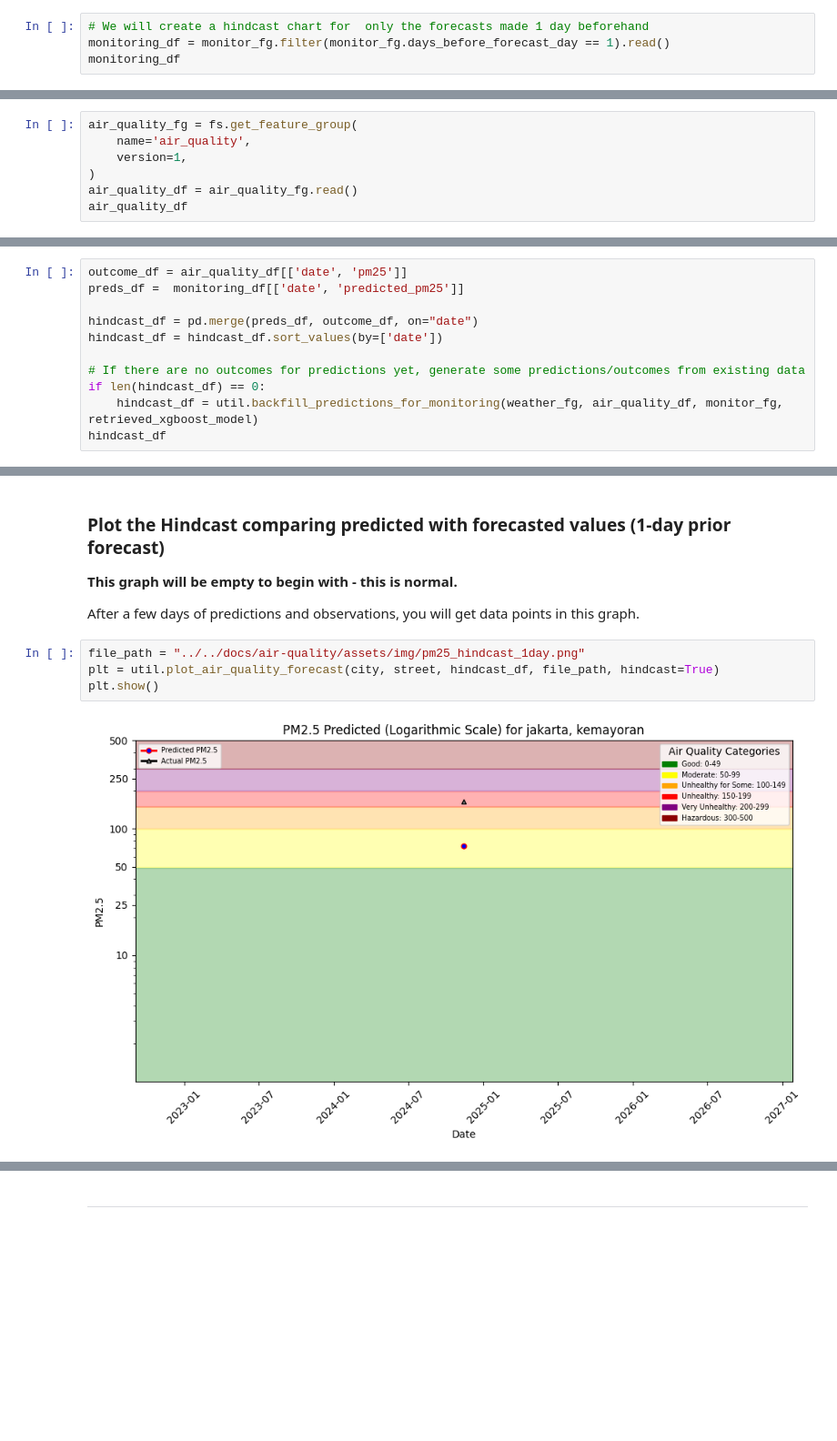
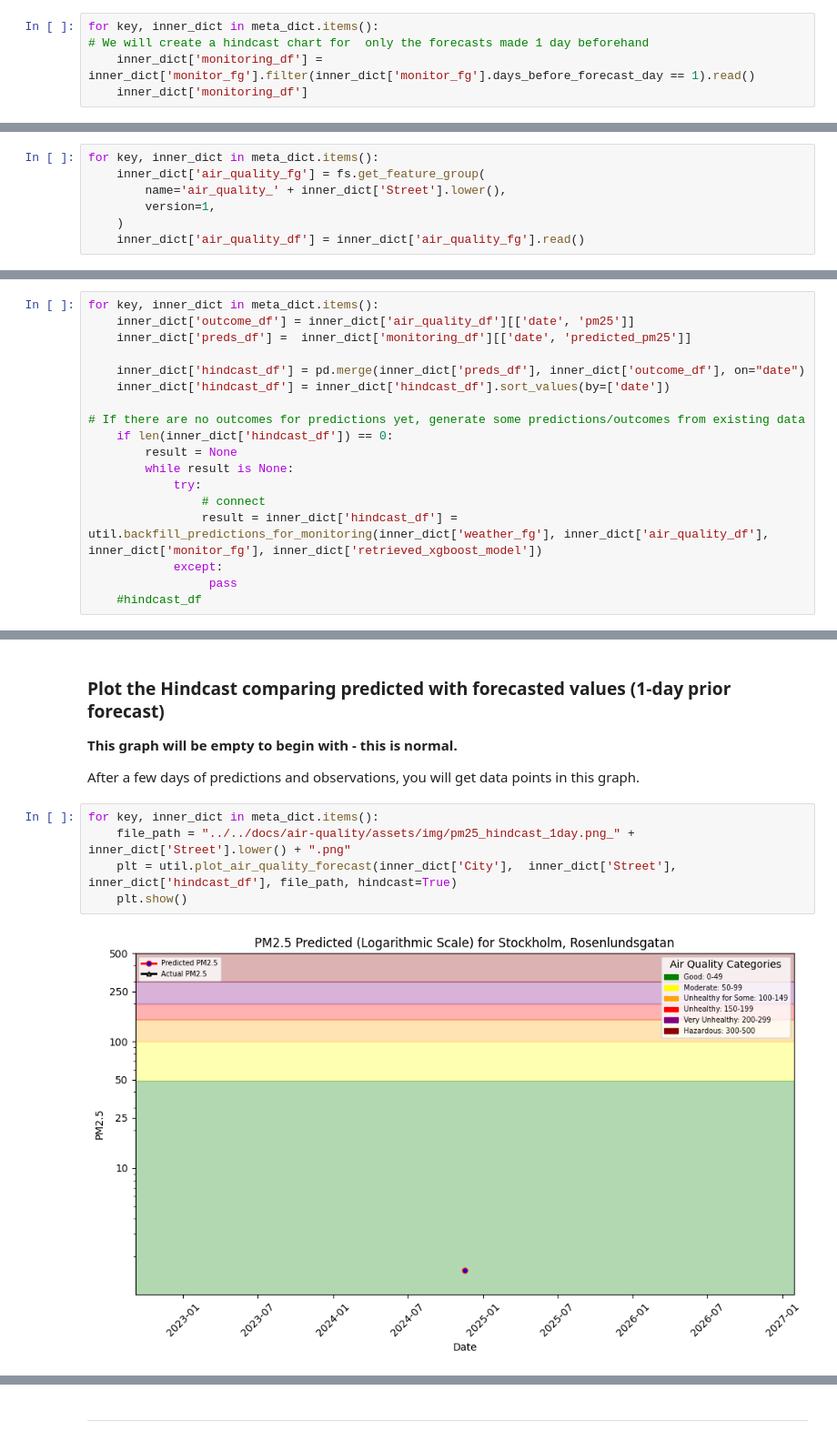
Before and after one commit to eronariodito/Lab1-ID2223, a Jupyter notebook: notebooks/ch03/4_air_quality_batch_inference.ipynb, the cells around one changed output, grey strips where cells are left out. Shown at 91% size. Cells and saved outputs as stored; diff of their text form; blank space fills up the shorter version.

```diff
--- a/notebooks/ch03/4_air_quality_batch_inference.ipynb
+++ b/notebooks/ch03/4_air_quality_batch_inference.ipynb
@@ -216,5 +229,6 @@ https://c.app.hopsworks.ai/p/1164444/jobs/named/aq_predictions_1_offline_fg_mate
 # %%
+for key, inner_dict in meta_dict.items():
 # We will create a hindcast chart for  only the forecasts made 1 day beforehand
-monitoring_df = monitor_fg.filter(monitor_fg.days_before_forecast_day == 1).read()
-monitoring_df
+    inner_dict['monitoring_df'] = inner_dict['monitor_fg'].filter(inner_dict['monitor_fg'].days_before_forecast_day == 1).read()
+    inner_dict['monitoring_df']
 # %% [output]
@@ -224,8 +239,8 @@ Finished: Reading data from Hopsworks, using Hopsworks Feature Query Service (0.
 # %%
-air_quality_fg = fs.get_feature_group(
-    name='air_quality',
-    version=1,
-)
-air_quality_df = air_quality_fg.read()
-air_quality_df
+for key, inner_dict in meta_dict.items():
+    inner_dict['air_quality_fg'] = fs.get_feature_group(
+        name='air_quality_' + inner_dict['Street'].lower(),
+        version=1,
+    )
+    inner_dict['air_quality_df'] = inner_dict['air_quality_fg'].read()
 # %% [output]
@@ -246,11 +251,18 @@ Finished: Reading data from Hopsworks, using Hopsworks Feature Query Service (1.
 # %%
-outcome_df = air_quality_df[['date', 'pm25']]
-preds_df =  monitoring_df[['date', 'predicted_pm25']]
+for key, inner_dict in meta_dict.items():
+    inner_dict['outcome_df'] = inner_dict['air_quality_df'][['date', 'pm25']]
+    inner_dict['preds_df'] =  inner_dict['monitoring_df'][['date', 'predicted_pm25']]
 
-hindcast_df = pd.merge(preds_df, outcome_df, on="date")
-hindcast_df = hindcast_df.sort_values(by=['date'])
+    inner_dict['hindcast_df'] = pd.merge(inner_dict['preds_df'], inner_dict['outcome_df'], on="date")
+    inner_dict['hindcast_df'] = inner_dict['hindcast_df'].sort_values(by=['date'])
 
 # If there are no outcomes for predictions yet, generate some predictions/outcomes from existing data
-if len(hindcast_df) == 0:
-    hindcast_df = util.backfill_predictions_for_monitoring(weather_fg, air_quality_df, monitor_fg, retrieved_xgboost_model)
-hindcast_df
+    if len(inner_dict['hindcast_df']) == 0:
+        result = None
+        while result is None:
+            try:
+                # connect
+                result = inner_dict['hindcast_df'] = util.backfill_predictions_for_monitoring(inner_dict['weather_fg'], inner_dict['air_quality_df'], inner_dict['monitor_fg'], inner_dict['retrieved_xgboost_model'])
+            except:
+                 pass
+    #hindcast_df
@@ -269,8 +273,9 @@ __This graph will be empty to begin with - this is normal.__
 
 After a few days of predictions and observations, you will get data points in this graph.
 # %%
-file_path = "../../docs/air-quality/assets/img/pm25_hindcast_1day.png"
-plt = util.plot_air_quality_forecast(city, street, hindcast_df, file_path, hindcast=True)
-plt.show()
+for key, inner_dict in meta_dict.items():
+    file_path = "../../docs/air-quality/assets/img/pm25_hindcast_1day.png_" + inner_dict['Street'].lower() + ".png"
+    plt = util.plot_air_quality_forecast(inner_dict['City'],  inner_dict['Street'], inner_dict['hindcast_df'], file_path, hindcast=True)
+    plt.show()
 # %% [output]
-[figure, old version]
+[figure, new version]
```
Also changed, not shown: parts of 24 cells of this notebook, 33 other files.
